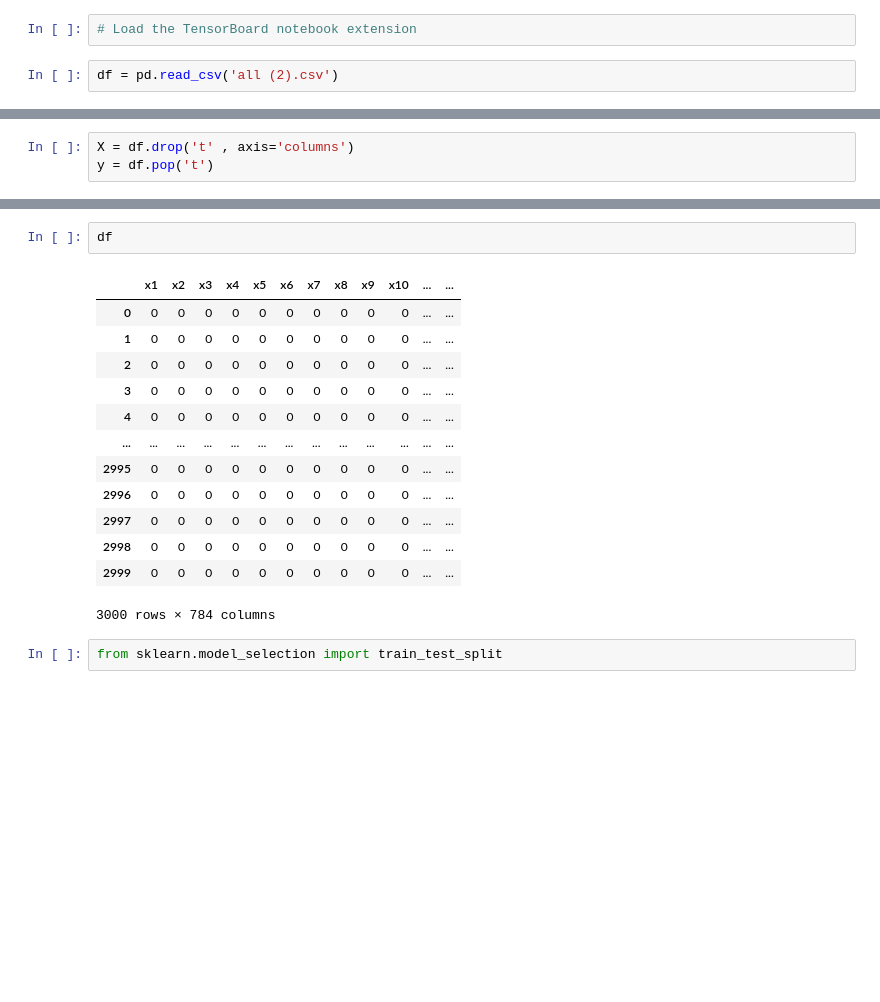
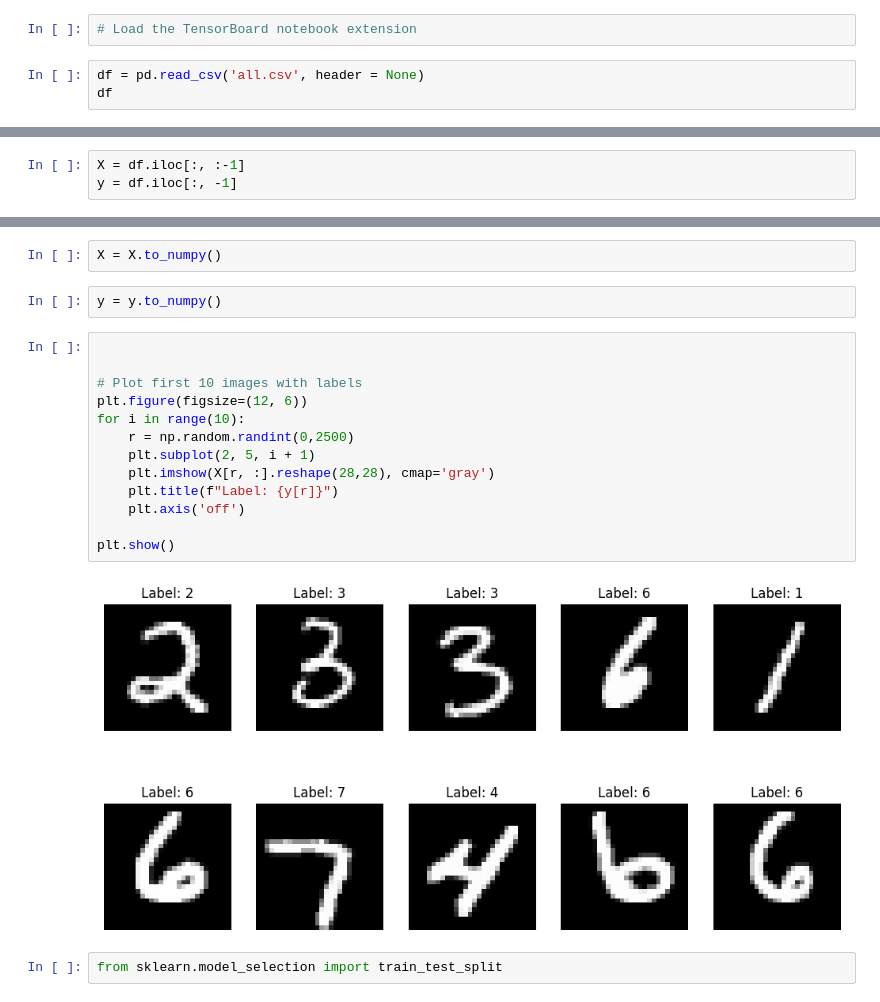
Before and after one commit to sob-ANN/Projects, a Jupyter notebook: Data Science Related/Neural Network Tensorflow.ipynb, the cells around one changed output, grey strips where cells are left out. Saved outputs shown, nothing was run; the diff lists cells and outputs as text; blank space fills up the shorter version.

```diff
--- a/Data Science Related/Neural Network Tensorflow.ipynb
+++ b/Data Science Related/Neural Network Tensorflow.ipynb
@@ -7,4 +7,5 @@ import matplotlib.pyplot as plt
 # %%
 # Load the TensorBoard notebook extension
 # %%
-df = pd.read_csv('all (2).csv')
+df = pd.read_csv('all.csv', header = None)
+df
@@ -11,3 +26,3 @@ df = pd.read_csv('all (2).csv')
 # %%
-X = df.drop('t' , axis='columns')
-y = df.pop('t')
+X = df.iloc[:, :-1]
+y = df.iloc[:, -1]
@@ -14,19 +42,22 @@ y = df.pop('t')
-# %%
-df
-# %% [output]
-|  | x1 | x2 | x3 | x4 | x5 | x6 | x7 | x8 | x9 | x10 | ... | ... |
-| 0 | 0 | 0 | 0 | 0 | 0 | 0 | 0 | 0 | 0 | 0 | ... | ... |
-| 1 | 0 | 0 | 0 | 0 | 0 | 0 | 0 | 0 | 0 | 0 | ... | ... |
-| 2 | 0 | 0 | 0 | 0 | 0 | 0 | 0 | 0 | 0 | 0 | ... | ... |
-| 3 | 0 | 0 | 0 | 0 | 0 | 0 | 0 | 0 | 0 | 0 | ... | ... |
-| 4 | 0 | 0 | 0 | 0 | 0 | 0 | 0 | 0 | 0 | 0 | ... | ... |
-| ... | ... | ... | ... | ... | ... | ... | ... | ... | ... | ... | ... | ... |
-| 2995 | 0 | 0 | 0 | 0 | 0 | 0 | 0 | 0 | 0 | 0 | ... | ... |
-| 2996 | 0 | 0 | 0 | 0 | 0 | 0 | 0 | 0 | 0 | 0 | ... | ... |
-| 2997 | 0 | 0 | 0 | 0 | 0 | 0 | 0 | 0 | 0 | 0 | ... | ... |
-| 2998 | 0 | 0 | 0 | 0 | 0 | 0 | 0 | 0 | 0 | 0 | ... | ... |
-| 2999 | 0 | 0 | 0 | 0 | 0 | 0 | 0 | 0 | 0 | 0 | ... | ... |
-3000 rows × 784 columns
+# %%
+X = X.to_numpy()
+# %%
+y = y.to_numpy()
+# %%
+
+
+# Plot first 10 images with labels
+plt.figure(figsize=(12, 6))
+for i in range(10):
+    r = np.random.randint(0,2500)
+    plt.subplot(2, 5, i + 1)
+    plt.imshow(X[r, :].reshape(28,28), cmap='gray')
+    plt.title(f"Label: {y[r]}")
+    plt.axis('off')
+
+plt.show()
+# %% [output]
+[figure, added]
 # %%
 from sklearn.model_selection import train_test_split
 # %%
```
Also changed, not shown: parts of 8 cells of this notebook.
